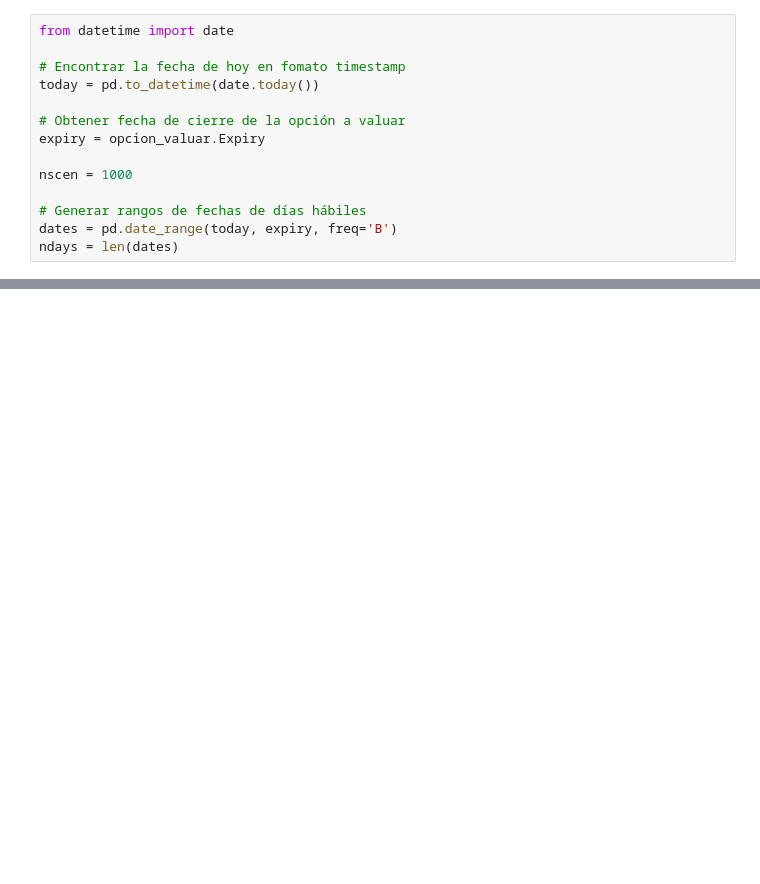
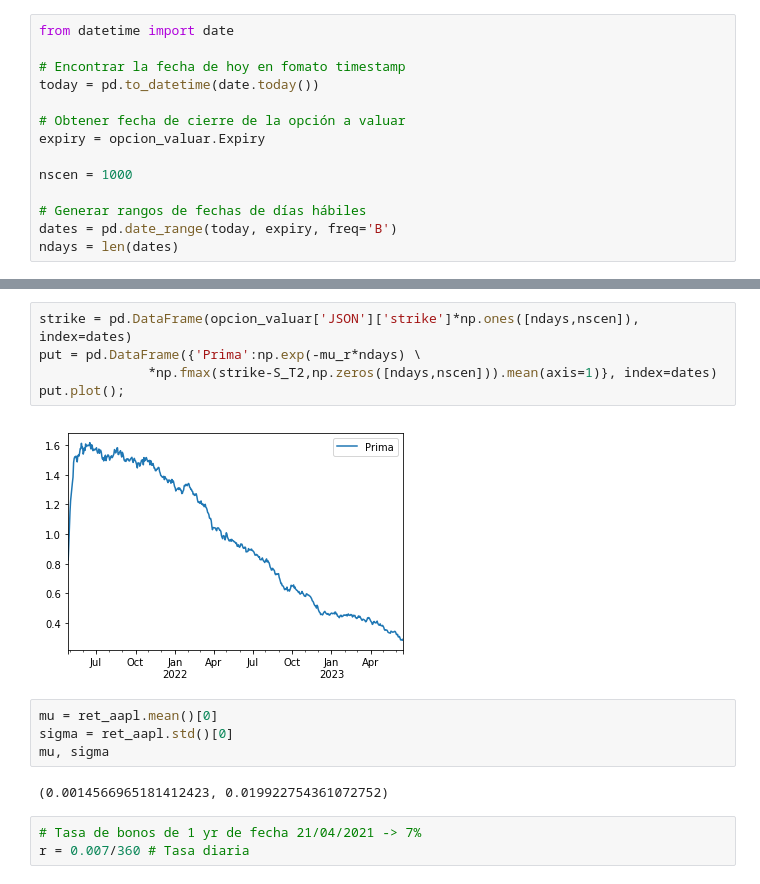
Before and after one commit to GerardoRVL97/TAREA_9_RUIZ_G_VAZQUEZ_C, a Jupyter notebook: TAREA_9_VAZQUEZ_C_RUIZ_G.ipynb, the cells around one changed output, grey strips where cells are left out. Saved outputs shown, nothing was run; the diff lists cells and outputs as text; blank space fills up the shorter version.

```diff
--- a/TAREA_9_VAZQUEZ_C_RUIZ_G.ipynb
+++ b/TAREA_9_VAZQUEZ_C_RUIZ_G.ipynb
@@ -316 +316,17 @@ opcion_valuar['JSON']
  'inTheMoney': True}
+# %%
+strike = pd.DataFrame(opcion_valuar['JSON']['strike']*np.ones([ndays,nscen]), index=dates)
+put = pd.DataFrame({'Prima':np.exp(-mu_r*ndays) \
+              *np.fmax(strike-S_T2,np.zeros([ndays,nscen])).mean(axis=1)}, index=dates)
+put.plot();
+# %% [output]
+[figure, added]
+# %%
+mu = ret_aapl.mean()[0]
+sigma = ret_aapl.std()[0]
+mu, sigma
+# %% [output]
+(0.0014566965181412423, 0.019922754361072752)
+# %%
+# Tasa de bonos de 1 yr de fecha 21/04/2021 -> 7%
+r = 0.007/360 # Tasa diaria
```
Also changed, not shown: parts of 45 cells of this notebook.
